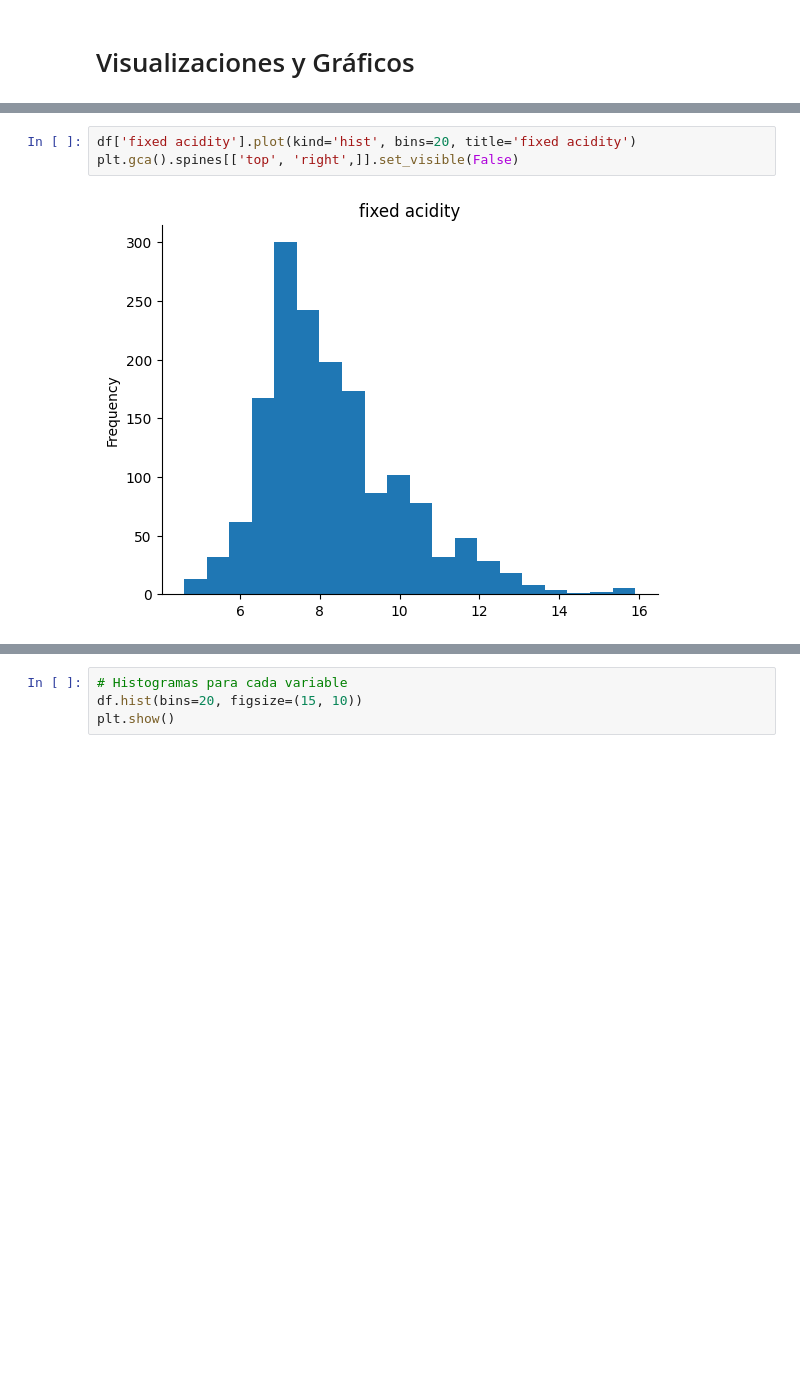
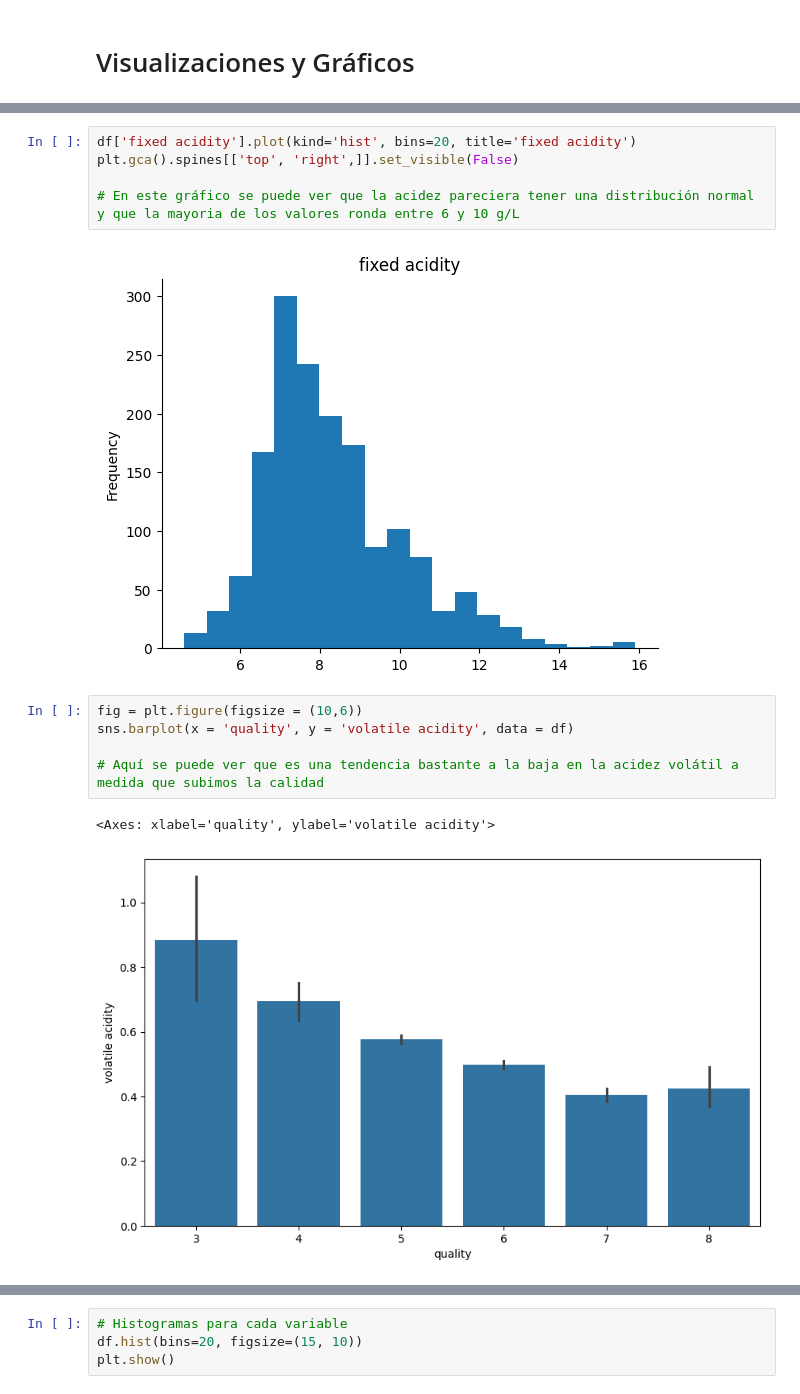
Before and after one commit to RussoT99/ProyectoDS, a Jupyter notebook: ProyectoDS_Parte_I__Russo_Tomás.ipynb, the cells around one changed output, grey strips where cells are left out. Saved outputs shown, nothing was run; the diff lists cells and outputs as text; blank space fills up the shorter version.

```diff
--- a/ProyectoDS_Parte_I__Russo_Tomás.ipynb
+++ b/ProyectoDS_Parte_I__Russo_Tomás.ipynb
@@ -221,5 +257,15 @@ dtype: float64
 # %%
 df['fixed acidity'].plot(kind='hist', bins=20, title='fixed acidity')
 plt.gca().spines[['top', 'right',]].set_visible(False)
+
+# En este gráfico se puede ver que la acidez pareciera tener una distribución normal y que la mayoria de los valores ronda entre 6 y 10 g/L
 # %% [output]
 [figure]
+# %%
+fig = plt.figure(figsize = (10,6))
+sns.barplot(x = 'quality', y = 'volatile acidity', data = df)
+
+# Aquí se puede ver que es una tendencia bastante a la baja en la acidez volátil a medida que subimos la calidad
+# %% [output]
+<Axes: xlabel='quality', ylabel='volatile acidity'>
+[figure, added]
```
Also changed, not shown: parts of 38 cells of this notebook.
